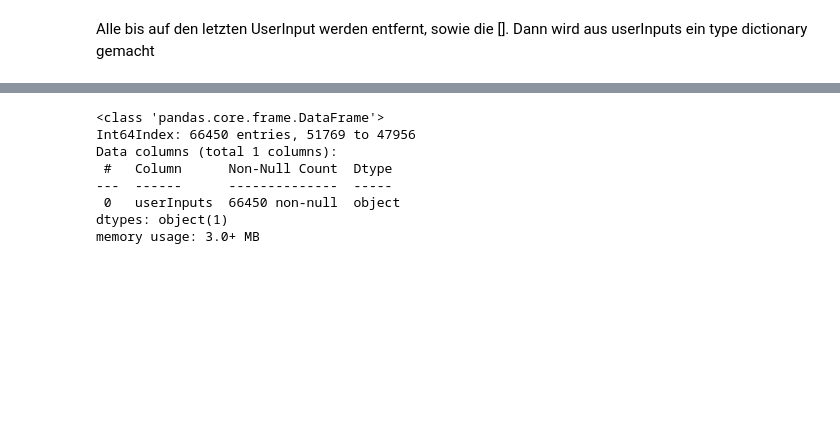
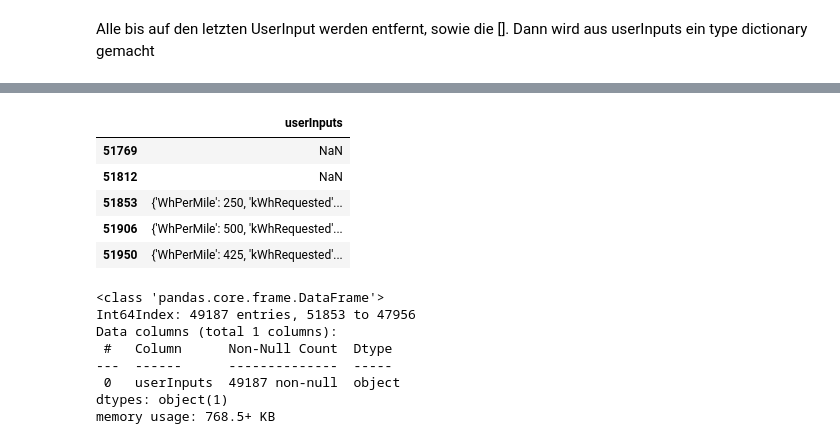
Before and after one commit to Sithkiller3000/AA2024, a Jupyter notebook: dataPreparation.ipynb, the cells around one changed output, grey strips where cells are left out. Saved outputs shown, nothing was run; the diff lists cells and outputs as text; code cells hidden in the pictures; blank space fills up the shorter version.

```diff
--- a/dataPreparation.ipynb
+++ b/dataPreparation.ipynb
@@ -286,5 +287,5 @@ dtypes: bool(1), datetime64[ns, UTC](3), float64(2), int64(1), object(6), timede
 memory usage: 7.2+ MB
 # %%
 inputs = pd.DataFrame(df["userInputs"])
-inputs["userInputs"][0]
+inputs.head()
 # %% [output]
@@ -292,12 +292,19 @@ inputs["userInputs"][0]
+|  | userInputs |
+| 51769 | NaN |
+| 51812 | NaN |
+| 51853 | {'WhPerMile': 250, 'kWhRequested'... |
+| 51906 | {'WhPerMile': 500, 'kWhRequested'... |
+| 51950 | {'WhPerMile': 425, 'kWhRequested'... |
 # %%
-inputs["userInputs"] = str(inputs["userInputs"])
+inputs = inputs.dropna(how='any',axis=0)
+
 inputs.info()
 # %% [output]
 <class 'pandas.core.frame.DataFrame'>
-Int64Index: 66450 entries, 51769 to 47956
+Int64Index: 49187 entries, 51853 to 47956
 Data columns (total 1 columns):
  #   Column      Non-Null Count  Dtype
 ---  ------      --------------  -----
- 0   userInputs  66450 non-null  object
+ 0   userInputs  49187 non-null  object
 dtypes: object(1)
-memory usage: 3.0+ MB
+memory usage: 768.5+ KB
```
Also changed, not shown: parts of 15 cells of this notebook, 1 other file.
